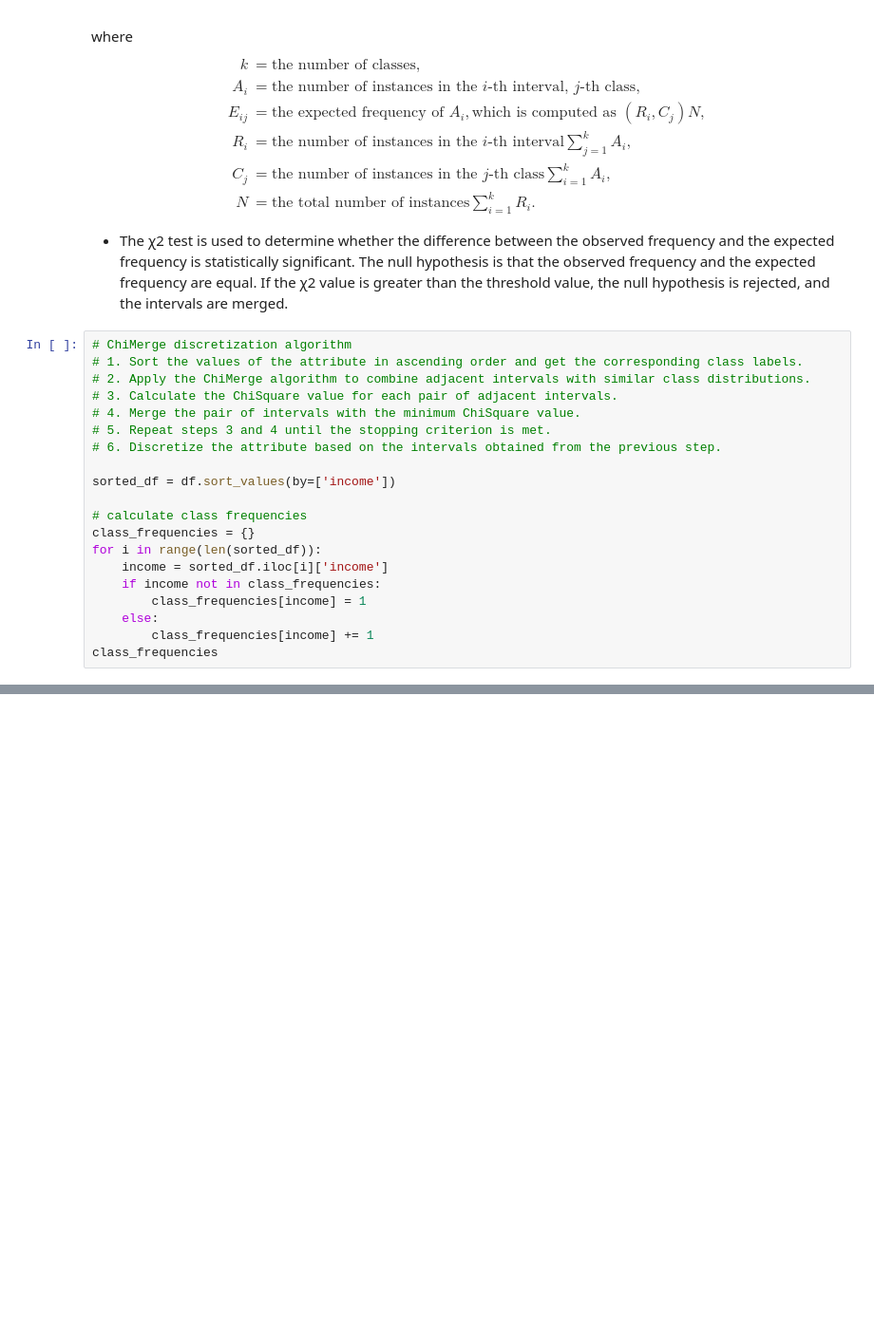
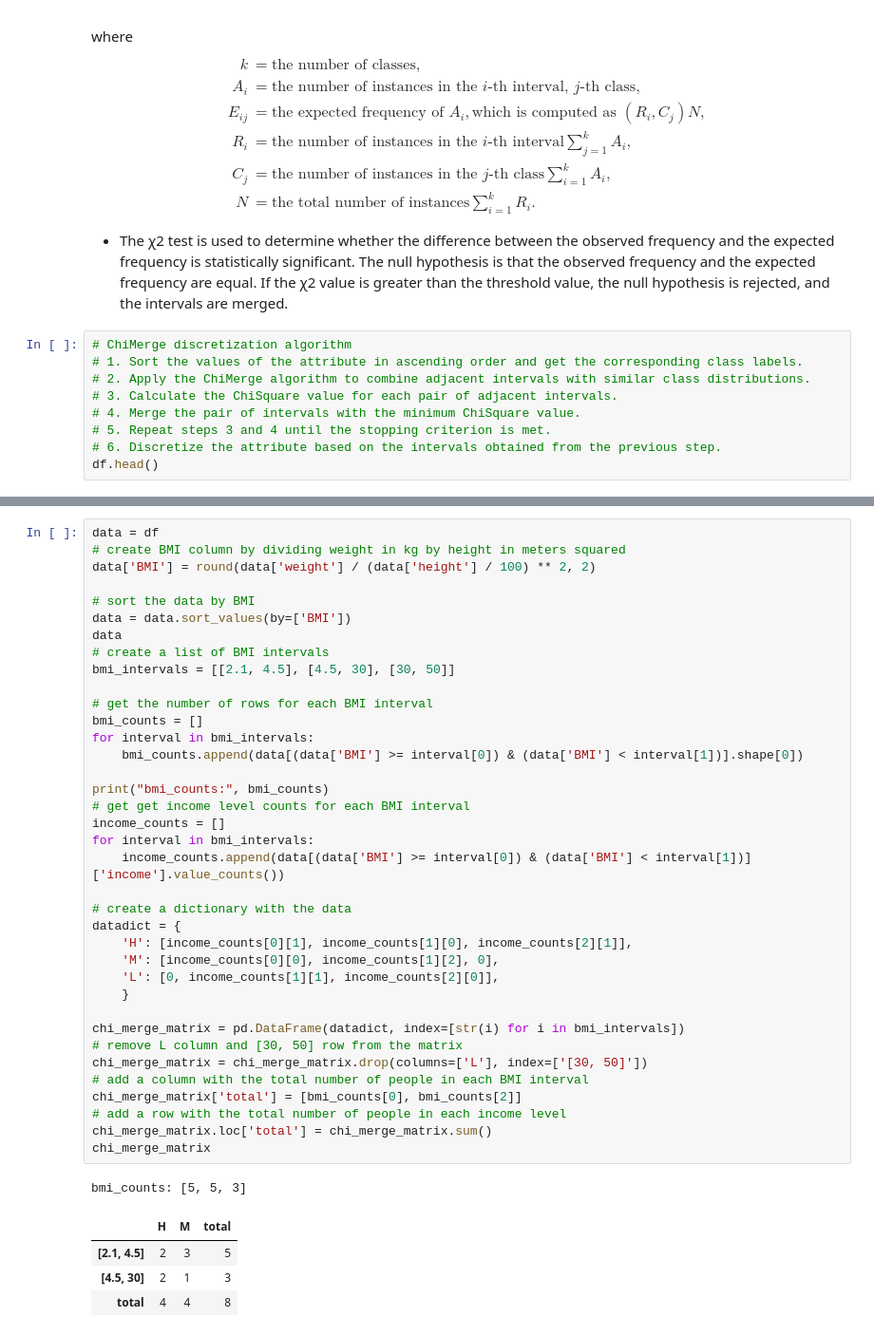
Before and after one commit to malibayram/doktora_yeterlik, a Jupyter notebook: BLM5116_Veri_Madenciligi_ve_Bilgi_Kesfi/jupyter_notebooks/data_reduction.ipynb, the cells around one changed output, grey strips where cells are left out. Shown: that part at 95% size. Saved outputs shown, nothing was run; the diff lists cells and outputs as text; blank space fills up the shorter version.

```diff
--- a/BLM5116_Veri_Madenciligi_ve_Bilgi_Kesfi/jupyter_notebooks/data_reduction.ipynb
+++ b/BLM5116_Veri_Madenciligi_ve_Bilgi_Kesfi/jupyter_notebooks/data_reduction.ipynb
@@ -290,16 +290,5 @@ where
 # 4. Merge the pair of intervals with the minimum ChiSquare value.
 # 5. Repeat steps 3 and 4 until the stopping criterion is met.
 # 6. Discretize the attribute based on the intervals obtained from the previous step.
-
-sorted_df = df.sort_values(by=['income'])
-
-# calculate class frequencies
-class_frequencies = {}
-for i in range(len(sorted_df)):
-    income = sorted_df.iloc[i]['income']
-    if income not in class_frequencies:
-        class_frequencies[income] = 1
-    else:
-        class_frequencies[income] += 1
-class_frequencies
+df.head()
 # %% [output]
@@ -306,0 +301,43 @@ class_frequencies
+# %%
+data = df
+# create BMI column by dividing weight in kg by height in meters squared
+data['BMI'] = round(data['weight'] / (data['height'] / 100) ** 2, 2)
+
+# sort the data by BMI
+data = data.sort_values(by=['BMI'])
+data
+# create a list of BMI intervals
+bmi_intervals = [[2.1, 4.5], [4.5, 30], [30, 50]]
+
+# get the number of rows for each BMI interval
+bmi_counts = []
+for interval in bmi_intervals:
+    bmi_counts.append(data[(data['BMI'] >= interval[0]) & (data['BMI'] < interval[1])].shape[0])
+
+print("bmi_counts:", bmi_counts)
+# get get income level counts for each BMI interval
+income_counts = []
+for interval in bmi_intervals:
+    income_counts.append(data[(data['BMI'] >= interval[0]) & (data['BMI'] < interval[1])]['income'].value_counts())
+
+# create a dictionary with the data
+datadict = {
+    'H': [income_counts[0][1], income_counts[1][0], income_counts[2][1]],
+    'M': [income_counts[0][0], income_counts[1][2], 0],
+    'L': [0, income_counts[1][1], income_counts[2][0]],
+    }
+
+chi_merge_matrix = pd.DataFrame(datadict, index=[str(i) for i in bmi_intervals])
+# remove L column and [30, 50] row from the matrix
+chi_merge_matrix = chi_merge_matrix.drop(columns=['L'], index=['[30, 50]'])
+# add a column with the total number of people in each BMI interval
+chi_merge_matrix['total'] = [bmi_counts[0], bmi_counts[2]]
+# add a row with the total number of people in each income level
+chi_merge_matrix.loc['total'] = chi_merge_matrix.sum()
+chi_merge_matrix
+# %% [output]
+bmi_counts: [5, 5, 3]
+|  | H | M | total |
+| [2.1, 4.5] | 2 | 3 | 5 |
+| [4.5, 30] | 2 | 1 | 3 |
+| total | 4 | 4 | 8 |
```
Also changed, not shown: parts of 3 cells of this notebook, 1 other file.
